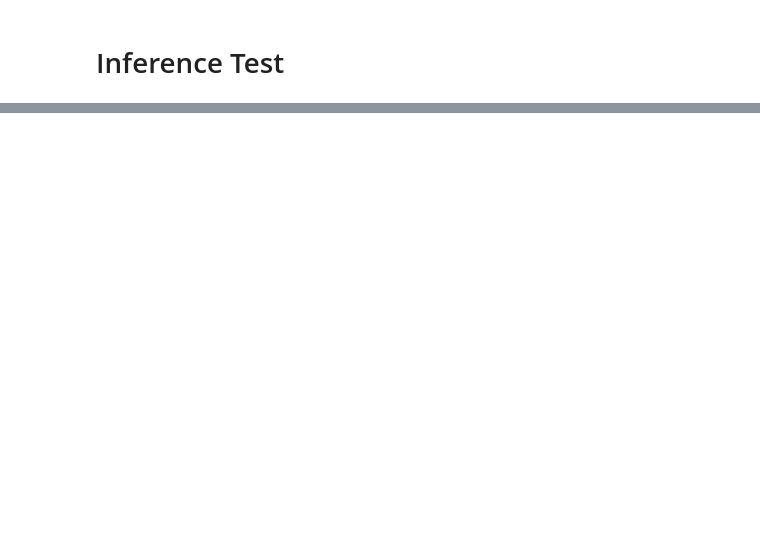
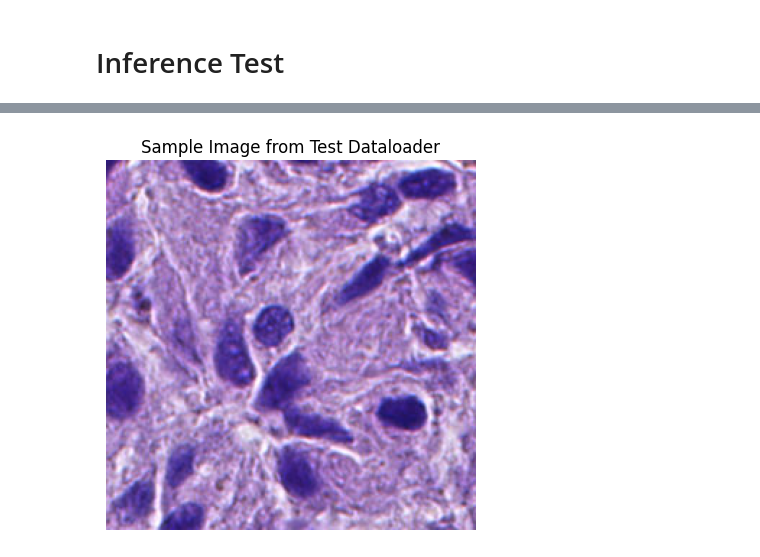
Before and after one commit to Ponti17/deep-learning-project, a Jupyter notebook: notebooks/inference.ipynb, the cells around one changed output, grey strips where cells are left out. Saved outputs shown, nothing was run; the diff lists cells and outputs as text; code cells hidden in the pictures; blank space fills up the shorter version.

Commit message:
update inference notebook

```diff
--- a/notebooks/inference.ipynb
+++ b/notebooks/inference.ipynb
@@ -25,12 +24,12 @@ from hover_net.process import proc_valid_step_output, train_step, valid_step
 from hover_net.tools.utils import (dump_yaml, read_yaml,
                                    update_accumulated_output)
 # %%
-config = read_yaml('../configs/consep_config.yaml')
+config = read_yaml('../configs/config.yaml')
 
 model = HoVerNetExt(
     backbone_name=config["MODEL"]["BACKBONE"],
     pretrained_backbone=config["MODEL"]["PRETRAINED"],
     num_types=config["MODEL"]["NUM_TYPES"]
 )
-model.load_state_dict(torch.load('../epoch_7.pth', weights_only=True))
+model.load_state_dict(torch.load('../latest.pth', weights_only=True))
 model.eval()
@@ -173,0 +207,91 @@ infer_one_image(os.path.join(IMAGE_DIR, images[0]), model, nr_types=4, input_siz
+# %%
+from hover_net.dataloader import get_dataloader
+from hover_net.postprocess import process
+from hover_net.process import infer_step, visualize_instances_dict
+from hover_net.tools.api import parse_single_instance
+
+IMAGE_DIR = '../data/01_training_dataset_tif_ROIs'
+GEOJSON_DIR = '../data/01_training_dataset_geojson_nuclei'
+
+nr_types = 3
+device = "cuda"
+show = True
+
+test_dataloader = get_dataloader(
+    dataset_type="puma",
+    image_path=IMAGE_DIR,
+    geojson_path=GEOJSON_DIR,
+    with_type=True,
+    input_shape=(
+        config["DATA"]["PATCH_SIZE"],
+        config["DATA"]["PATCH_SIZE"]
+    ),
+    mask_shape=(
+        config["DATA"]["PATCH_SIZE"],
+        config["DATA"]["PATCH_SIZE"]
+    ),
+    batch_size=1,
+    run_mode="test",
+)
+
+# Plot an image from the test_dataloader
+data_iter = iter(test_dataloader)
+sample_data = next(data_iter)
+sample_image = sample_data['img'][0].numpy()
+
+plt.imshow(sample_image)
+plt.title('Sample Image from Test Dataloader')
+plt.axis('off')
+plt.show()
+
+detection_list = []
+segmentation_list = []
+for step_idx, data in enumerate(test_dataloader):
+    data = data['img']
+    assert data.shape[0] == 1
+
+    test_result_output = infer_step(
+        batch_data=data, model=model, device=device
+    )
+    image_id = 0
+    for curr_image_idx in range(len(test_result_output)):
+        pred_inst, inst_info_dict = process(
+            test_result_output[curr_image_idx],
+            nr_types=nr_types,
+            return_centroids=True
+        )
+
+        for single_inst_info in inst_info_dict.values():
+            detection_dict, segmentation_dict = parse_single_instance(
+                image_id, single_inst_info
+            )
+            detection_list.append(detection_dict)
+            segmentation_list.append(segmentation_dict)
+
+        if show:
+            src_image = data[0].numpy()
+            type_info_dict = {
+                "0": ["nolabe", [0, 0, 0]],
+                "1": ["neopla", [255, 0, 0]],
+                "2": ["inflam", [0, 255, 0]],
+                "3": ["connec", [0, 0, 255]],
+                "4": ["necros", [255, 255, 0]],
+                "5": ["no-neo", [255, 165, 0]]
+            }
+            type_info_dict = {
+                int(k): (
+                    v[0], tuple(v[1])
+                ) for k, v in type_info_dict.items()
+            }
+            overlay_kwargs = {
+                "draw_dot": True,
+                "type_colour": type_info_dict,
+                "line_thickness": 2,
+            }
+            overlaid_img = visualize_instances_dict(
+                src_image.copy(), inst_info_dict, **overlay_kwargs
+            )
+            plt.imshow(overlaid_img)
+            plt.axis("off")
+            plt.show()
+# %% [output]
@@ -173,0 +301 @@ infer_one_image(os.path.join(IMAGE_DIR, images[0]), model, nr_types=4, input_siz
+[figure, added]
```
Also changed, not shown: parts of 7 cells of this notebook.
